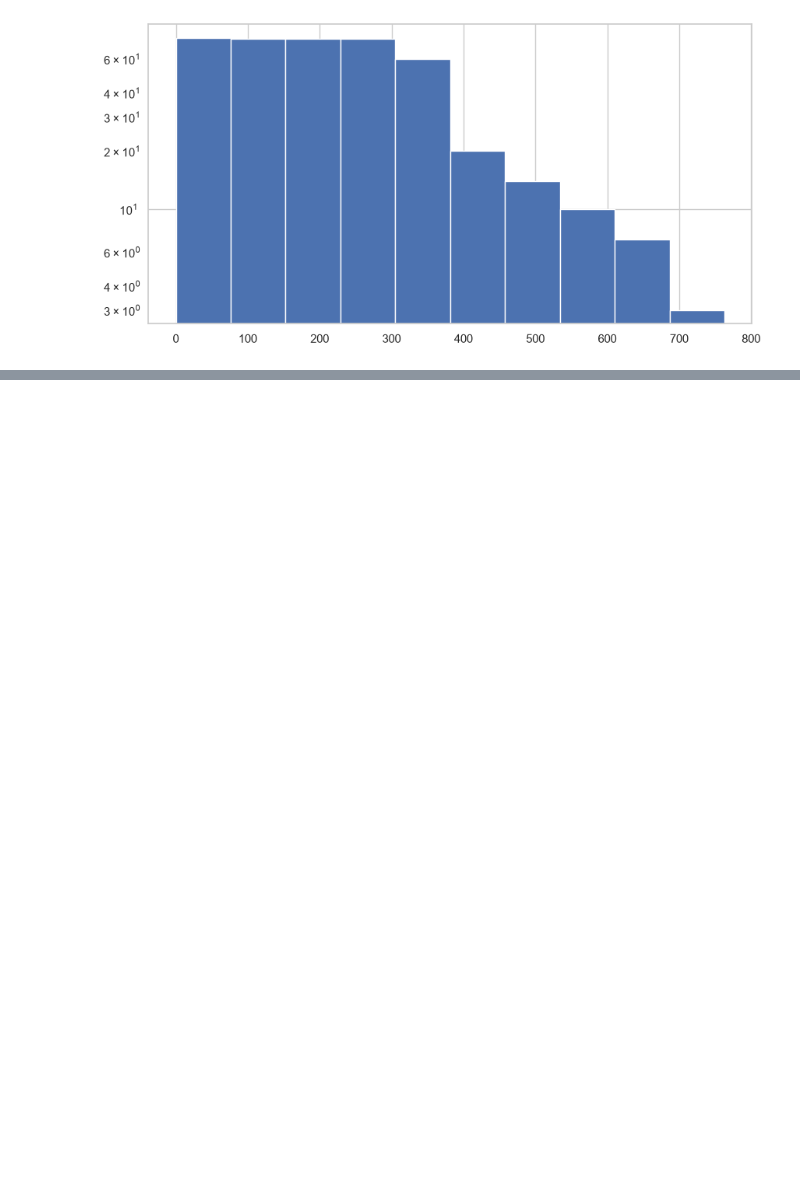
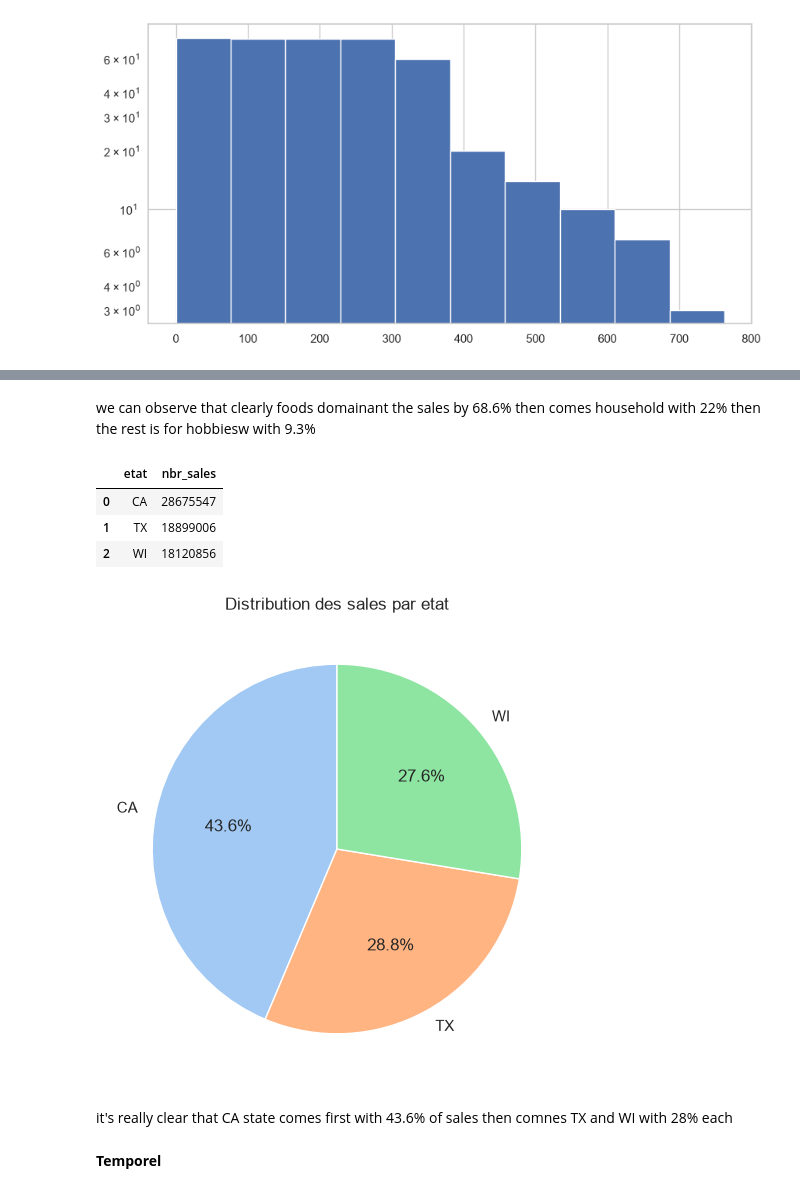
Before and after one commit to MohamedHD-debug/demand-forecasting, a Jupyter notebook: notebooks/EDA.ipynb, the cells around one changed output, grey strips where cells are left out. Cells and saved outputs as stored; diff of their text form; code cells hidden in the pictures; blank space fills up the shorter version.

```diff
--- a/notebooks/EDA.ipynb
+++ b/notebooks/EDA.ipynb
@@ -118,0 +123,41 @@ plt.show()
+# %% [markdown]
+we can observe that clearly foods domainant the sales by 68.6% then comes household with 22% then the rest is for hobbiesw with 9.3%
+# %%
+query5 = """
+    select s.etat, sum(f.quantite) as nbr_sales
+    from store s join fact_sales f on s.id = f.store_id
+    group by s.etat
+"""
+
+quantite_par_etat = pd.read_sql(query5, engine)
+
+quantite_par_etat.head()
+# %% [output]
+|  | etat | nbr_sales |
+| 0 | CA | 28675547 |
+| 1 | TX | 18899006 |
+| 2 | WI | 18120856 |
+# %%
+# Application du style Seaborn
+sns.set_theme(style="whitegrid")
+
+# Récupération d'une palette de couleurs Seaborn (ex: 'pastel', 'Set2', 'viridis')
+couleurs = sns.color_palette('pastel')[0:len(quantite_par_etat["nbr_sales"])]
+
+plt.figure(figsize=(6, 6))
+plt.pie(
+    quantite_par_etat["nbr_sales"],
+    labels=quantite_par_etat["etat"],
+    autopct='%1.1f%%',
+    colors=couleurs,
+    startangle=90
+)
+
+plt.title('Distribution des sales par etat')
+plt.show()
+# %% [output]
+[figure, added]
+# %% [markdown]
+it's really clear that CA state comes first with 43.6% of sales then comnes TX and WI with 28% each
+# %% [markdown]
+**Temporel**
```
Also changed, not shown: parts of 42 cells of this notebook, 2 other files.
